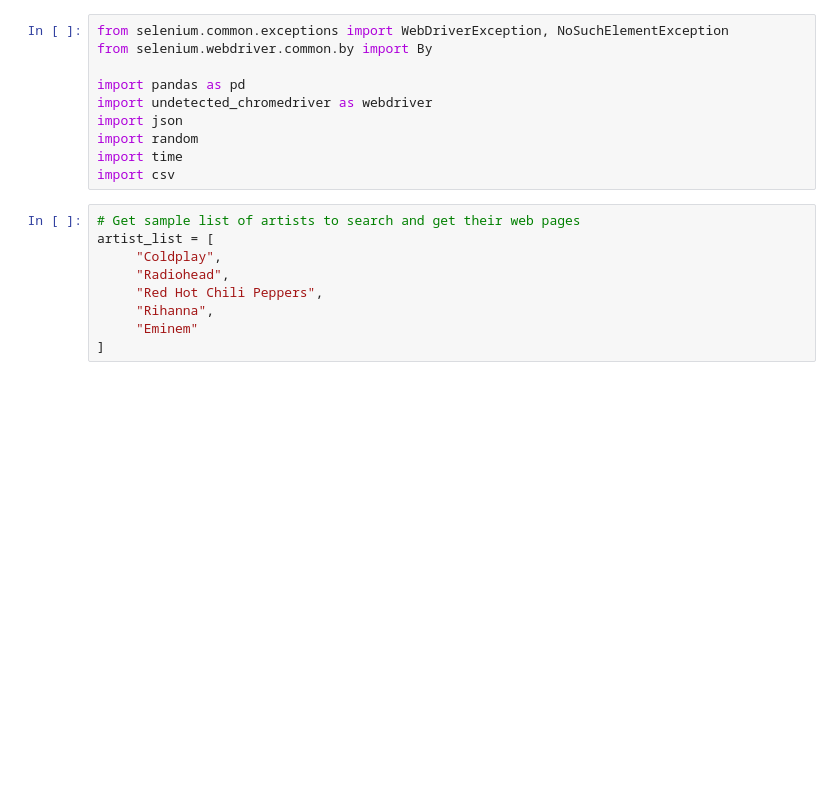
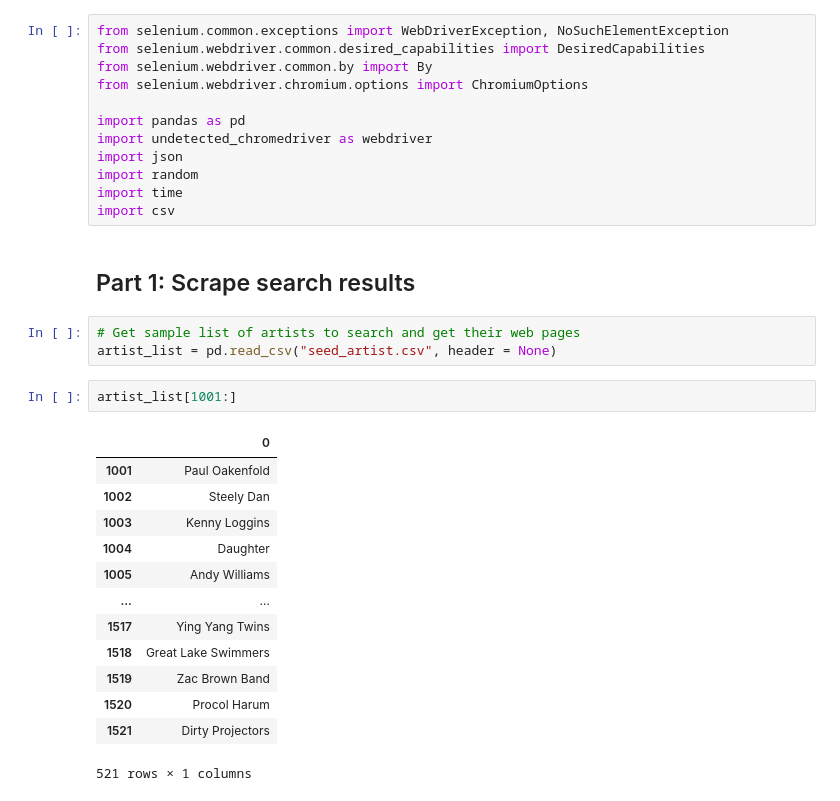
Before and after one commit to bobrien7/Music-Hall, a Jupyter notebook: data/concert_archives/concert_data_scraping.ipynb, the cells around one changed output. Drawn from its saved outputs; the diff is of its cells as text; blank space fills up the shorter version.

```diff
--- a/data/concert_archives/concert_data_scraping.ipynb
+++ b/data/concert_archives/concert_data_scraping.ipynb
@@ -1,6 +23,8 @@
 # %%
 from selenium.common.exceptions import WebDriverException, NoSuchElementException
+from selenium.webdriver.common.desired_capabilities import DesiredCapabilities
 from selenium.webdriver.common.by import By
+from selenium.webdriver.chromium.options import ChromiumOptions
 
 import pandas as pd
 import undetected_chromedriver as webdriver
@@ -8,12 +32,24 @@ import json
 import random
 import time
 import csv
+# %% [markdown]
+## Part 1: Scrape search results
 # %%
 # Get sample list of artists to search and get their web pages
-artist_list = [
-     "Coldplay",
-     "Radiohead",
-     "Red Hot Chili Peppers",
-     "Rihanna",
-     "Eminem"
-]
+artist_list = pd.read_csv("seed_artist.csv", header = None)
+# %%
+artist_list[1001:]
+# %% [output]
+|  | 0 |
+| 1001 | Paul Oakenfold |
+| 1002 | Steely Dan |
+| 1003 | Kenny Loggins |
+| 1004 | Daughter |
+| 1005 | Andy Williams |
+| ... | ... |
+| 1517 | Ying Yang Twins |
+| 1518 | Great Lake Swimmers |
+| 1519 | Zac Brown Band |
+| 1520 | Procol Harum |
+| 1521 | Dirty Projectors |
+521 rows × 1 columns
```
Also changed, not shown: parts of 22 cells of this notebook, 10 other files.
